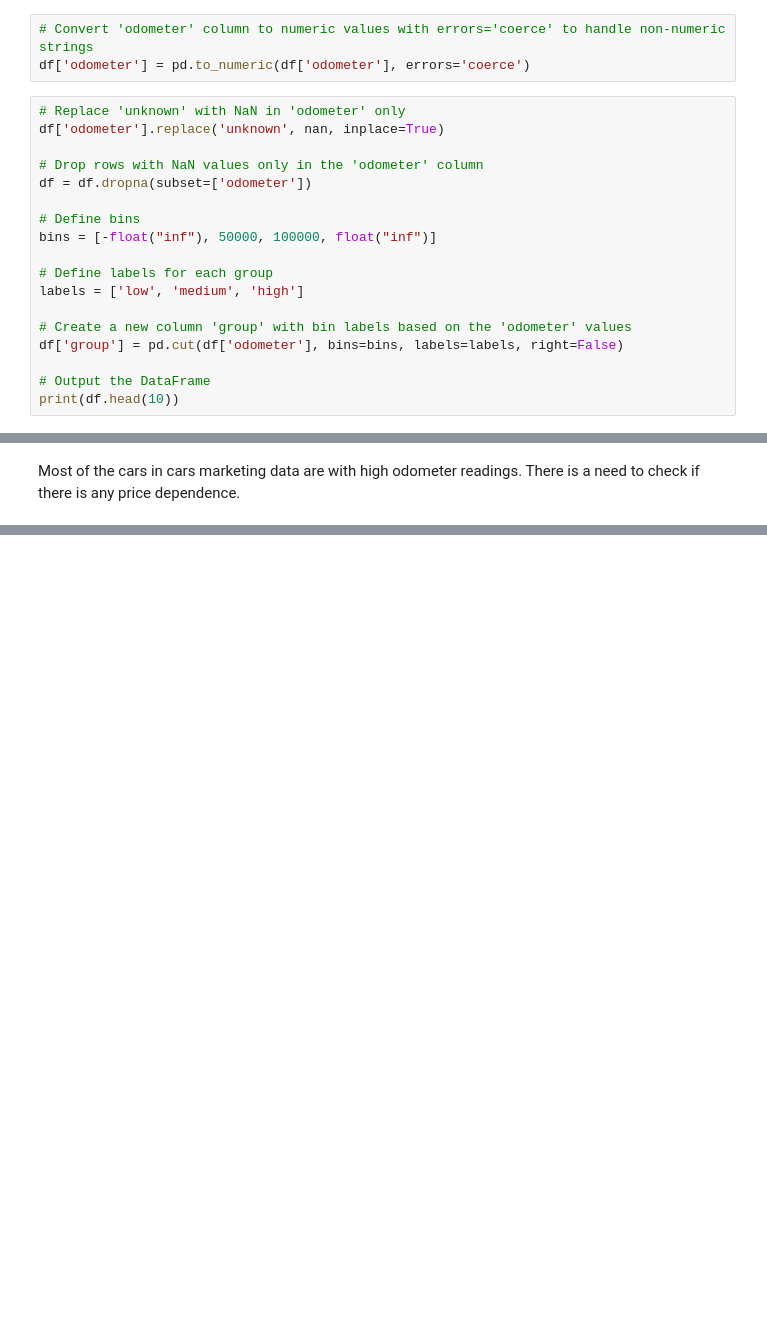
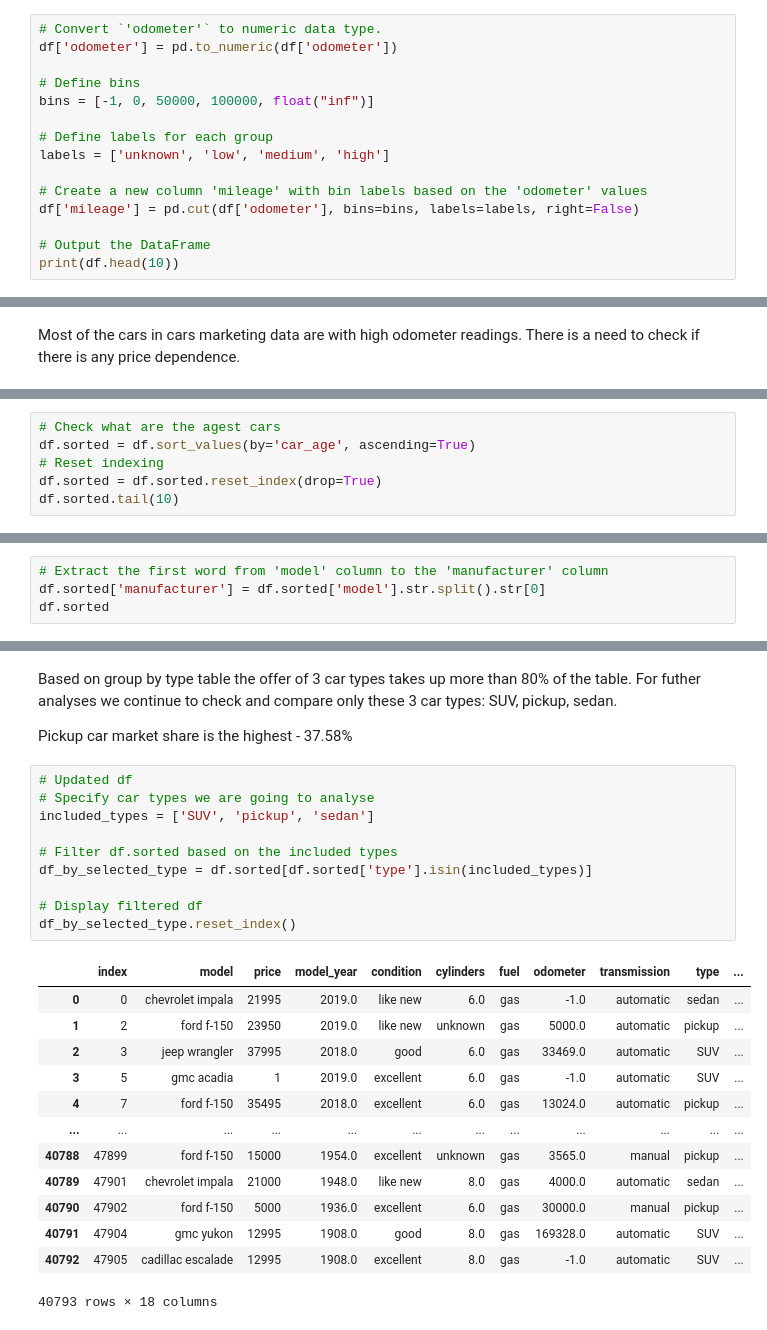
Before and after one commit to ravtsen/Car_sales_advertisements, a Jupyter notebook: Notebooks/EDA.ipynb, the cells around one changed output, grey strips where cells are left out. Cells and saved outputs as stored; diff of their text form; blank space fills up the shorter version.

```diff
--- a/Notebooks/EDA.ipynb
+++ b/Notebooks/EDA.ipynb
@@ -328,21 +479,15 @@ Divide the cars into groups by odometer readings: low - medium - high.
-# %%
-# Convert 'odometer' column to numeric values with errors='coerce' to handle non-numeric strings
-df['odometer'] = pd.to_numeric(df['odometer'], errors='coerce')
 # %%
-# Replace 'unknown' with NaN in 'odometer' only
-df['odometer'].replace('unknown', nan, inplace=True)
-
-# Drop rows with NaN values only in the 'odometer' column
-df = df.dropna(subset=['odometer'])
+# Convert `'odometer'` to numeric data type.
+df['odometer'] = pd.to_numeric(df['odometer'])
 
 # Define bins
-bins = [-float("inf"), 50000, 100000, float("inf")]
+bins = [-1, 0, 50000, 100000, float("inf")]
 
 # Define labels for each group
-labels = ['low', 'medium', 'high']
+labels = ['unknown', 'low', 'medium', 'high']
 
-# Create a new column 'group' with bin labels based on the 'odometer' values
-df['group'] = pd.cut(df['odometer'], bins=bins, labels=labels, right=False)
+# Create a new column 'mileage' with bin labels based on the 'odometer' values
+df['mileage'] = pd.cut(df['odometer'], bins=bins, labels=labels, right=False)
 
 # Output the DataFrame
 print(df.head(10))
@@ -495,0 +623,6 @@ SyntaxError: expected ':' (1395266599.py, line 2)
+# %%
+# Check what are the agest cars
+df.sorted = df.sort_values(by='car_age', ascending=True)
+# Reset indexing
+df.sorted = df.sorted.reset_index(drop=True)
+df.sorted.tail(10)
@@ -495,0 +679,4 @@ SyntaxError: expected ':' (1395266599.py, line 2)
+# %%
+# Extract the first word from 'model' column to the 'manufacturer' column
+df.sorted['manufacturer'] = df.sorted['model'].str.split().str[0]
+df.sorted
@@ -495,0 +724,28 @@ SyntaxError: expected ':' (1395266599.py, line 2)
+# %% [markdown]
+Based on group by type table the offer of 3 car types takes up more than 80% of the table. For futher analyses we continue to check and compare only these 3 car types: SUV, pickup, sedan.
+
+Pickup car market share is the highest - 37.58%
+# %%
+# Updated df
+# Specify car types we are going to analyse
+included_types = ['SUV', 'pickup', 'sedan']
+
+# Filter df.sorted based on the included types
+df_by_selected_type = df.sorted[df.sorted['type'].isin(included_types)]
+
+# Display filtered df
+df_by_selected_type.reset_index()
+# %% [output]
+|  | index | model | price | model_year | condition | cylinders | fuel | odometer | transmission | type | ... |
+| 0 | 0 | chevrolet impala | 21995 | 2019.0 | like new | 6.0 | gas | -1.0 | automatic | sedan | ... |
+| 1 | 2 | ford f-150 | 23950 | 2019.0 | like new | unknown | gas | 5000.0 | automatic | pickup | ... |
+| 2 | 3 | jeep wrangler | 37995 | 2018.0 | good | 6.0 | gas | 33469.0 | automatic | SUV | ... |
+| 3 | 5 | gmc acadia | 1 | 2019.0 | excellent | 6.0 | gas | -1.0 | automatic | SUV | ... |
+| 4 | 7 | ford f-150 | 35495 | 2018.0 | excellent | 6.0 | gas | 13024.0 | automatic | pickup | ... |
+| ... | ... | ... | ... | ... | ... | ... | ... | ... | ... | ... | ... |
+| 40788 | 47899 | ford f-150 | 15000 | 1954.0 | excellent | unknown | gas | 3565.0 | manual | pickup | ... |
+| 40789 | 47901 | chevrolet impala | 21000 | 1948.0 | like new | 8.0 | gas | 4000.0 | automatic | sedan | ... |
+| 40790 | 47902 | ford f-150 | 5000 | 1936.0 | excellent | 6.0 | gas | 30000.0 | manual | pickup | ... |
+| 40791 | 47904 | gmc yukon | 12995 | 1908.0 | good | 8.0 | gas | 169328.0 | automatic | SUV | ... |
+| 40792 | 47905 | cadillac escalade | 12995 | 1908.0 | excellent | 8.0 | gas | -1.0 | automatic | SUV | ... |
+40793 rows × 18 columns
```
Also changed, not shown: parts of 104 cells of this notebook, 4 other files.
